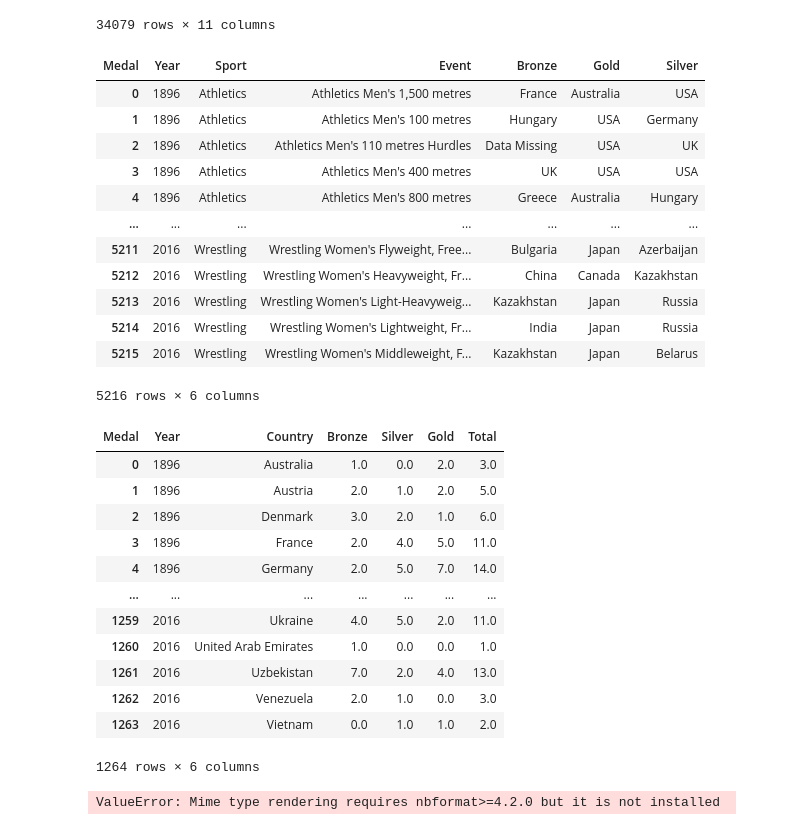
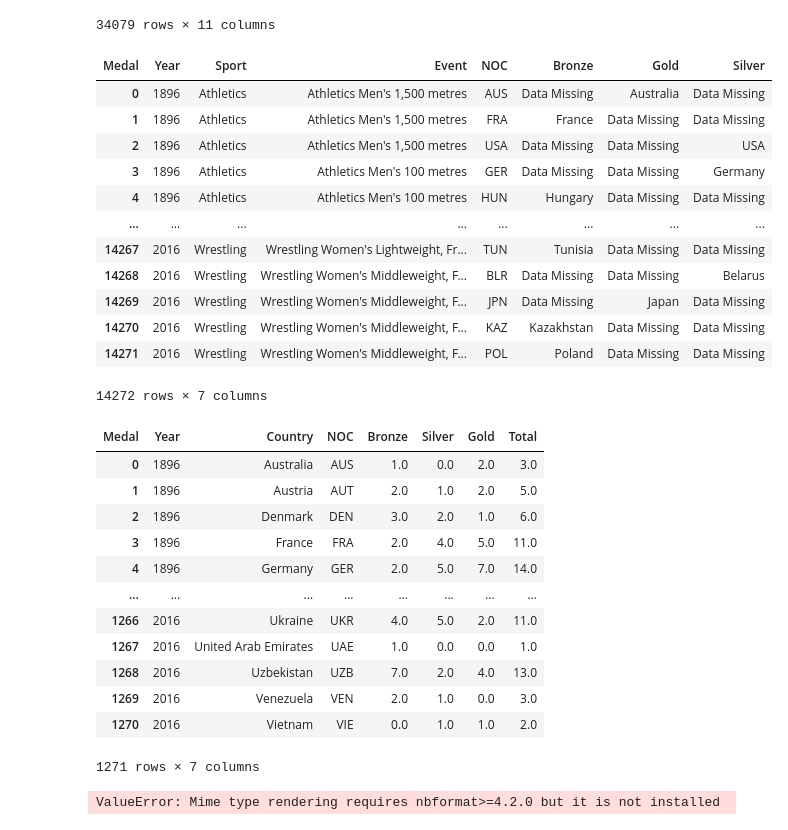
Before and after one commit to hsma-programme/h6_7b_web_apps_1, a Jupyter notebook: _source/datasets/exercise_3/raw/data_wrangling.ipynb, the cells around one changed output. Drawn from its saved outputs; the diff is of its cells as text; code cells hidden in the pictures.

Commit message:
Update data wrangling notebook for exercise 3 dataset generation

```diff
--- a/_source/datasets/exercise_3/raw/data_wrangling.ipynb
+++ b/_source/datasets/exercise_3/raw/data_wrangling.ipynb
@@ -106,28 +106,28 @@ medallers
 | 222192 | Linda Margaret Watson | F | 24.0 | 165.0 | 63.0 | Zimbabwe | ZIM | 1980 | Hockey | Hockey Women's Hockey | Gold |
 34079 rows × 11 columns
 # %%
-country_medals_by_event = medallers[["Year", "Sport", "Event", "Medal", "Country"]].drop_duplicates().reset_index(drop=True).pivot_table(
-    index=['Year', 'Sport', 'Event'],
+country_medals_by_event = medallers[["Year", "Sport", "Event", "Medal", "Country", "NOC"]].drop_duplicates().reset_index(drop=True).pivot_table(
+    index=['Year', 'Sport', 'Event', 'NOC'],
     columns='Medal',
     values='Country',
     aggfunc='first'  # Take the first team in case of ties
 ).reset_index().fillna("Data Missing")
 
 country_medals_by_event.to_csv("../../../../exercises/exercise_3/country_medals_by_event.csv", index=None)
 
 country_medals_by_event
 # %% [output]
-| Medal | Year | Sport | Event | Bronze | Gold | Silver |
-| 0 | 1896 | Athletics | Athletics Men's 1,500 metres | France | Australia | USA |
-| 1 | 1896 | Athletics | Athletics Men's 100 metres | Hungary | USA | Germany |
-| 2 | 1896 | Athletics | Athletics Men's 110 metres Hurdles | Data Missing | USA | UK |
-| 3 | 1896 | Athletics | Athletics Men's 400 metres | UK | USA | USA |
-| 4 | 1896 | Athletics | Athletics Men's 800 metres | Greece | Australia | Hungary |
-| ... | ... | ... | ... | ... | ... | ... |
-| 5211 | 2016 | Wrestling | Wrestling Women's Flyweight, Free... | Bulgaria | Japan | Azerbaijan |
-| 5212 | 2016 | Wrestling | Wrestling Women's Heavyweight, Fr... | China | Canada | Kazakhstan |
-| 5213 | 2016 | Wrestling | Wrestling Women's Light-Heavyweig... | Kazakhstan | Japan | Russia |
-| 5214 | 2016 | Wrestling | Wrestling Women's Lightweight, Fr... | India | Japan | Russia |
-| 5215 | 2016 | Wrestling | Wrestling Women's Middleweight, F... | Kazakhstan | Japan | Belarus |
+| Medal | Year | Sport | Event | NOC | Bronze | Gold | Silver |
+| 0 | 1896 | Athletics | Athletics Men's 1,500 metres | AUS | Data Missing | Australia | Data Missing |
+| 1 | 1896 | Athletics | Athletics Men's 1,500 metres | FRA | France | Data Missing | Data Missing |
+| 2 | 1896 | Athletics | Athletics Men's 1,500 metres | USA | Data Missing | Data Missing | USA |
+| 3 | 1896 | Athletics | Athletics Men's 100 metres | GER | Data Missing | Data Missing | Germany |
+| 4 | 1896 | Athletics | Athletics Men's 100 metres | HUN | Hungary | Data Missing | Data Missing |
+| ... | ... | ... | ... | ... | ... | ... | ... |
+| 14267 | 2016 | Wrestling | Wrestling Women's Lightweight, Fr... | TUN | Tunisia | Data Missing | Data Missing |
+| 14268 | 2016 | Wrestling | Wrestling Women's Middleweight, F... | BLR | Data Missing | Data Missing | Belarus |
+| 14269 | 2016 | Wrestling | Wrestling Women's Middleweight, F... | JPN | Data Missing | Japan | Data Missing |
+| 14270 | 2016 | Wrestling | Wrestling Women's Middleweight, F... | KAZ | Kazakhstan | Data Missing | Data Missing |
+| 14271 | 2016 | Wrestling | Wrestling Women's Middleweight, F... | POL | Poland | Data Missing | Data Missing |
-5216 rows × 6 columns
+14272 rows × 7 columns
 # %%
@@ -135,34 +135,34 @@ medallers[["Year", "Sport", "Event", "Medal", "Country"]].drop_duplicates().rese
 # %%
 medals_per_country_per_year = (
-    medallers[["Year", "Sport", "Event", "Medal", "Country"]]
+    medallers[["Year", "Sport", "Event", "Medal", "Country", "NOC"]]
     .drop_duplicates()
     .reset_index(drop=True)
-    .value_counts(["Year", "Country", "Medal"])
+    .value_counts(["Year", "Country", "NOC", "Medal"])
     .reset_index()
-    .pivot(columns="Medal", values="count", index=["Year", "Country"])
+    .pivot(columns="Medal", values="count", index=["Year", "Country", 'NOC'])
     .reset_index()
     .fillna(0)
-)[['Year', 'Country', 'Bronze', 'Silver', 'Gold']]
+)[['Year', 'Country', 'NOC', 'Bronze', 'Silver', 'Gold']]
 
 medals_per_country_per_year["Total"] = medals_per_country_per_year["Bronze"] + medals_per_country_per_year["Silver"] + medals_per_country_per_year["Gold"]
 
-medals_per_country_per_year.to_csv("../../../../exercises/exercise_3/country_per_country_per_year.csv", index=None)
+medals_per_country_per_year.to_csv("../../../../exercises/exercise_3/medals_per_country_per_year.csv", index=None)
 
 medals_per_country_per_year
 # %% [output]
-| Medal | Year | Country | Bronze | Silver | Gold | Total |
-| 0 | 1896 | Australia | 1.0 | 0.0 | 2.0 | 3.0 |
-| 1 | 1896 | Austria | 2.0 | 1.0 | 2.0 | 5.0 |
-| 2 | 1896 | Denmark | 3.0 | 2.0 | 1.0 | 6.0 |
-| 3 | 1896 | France | 2.0 | 4.0 | 5.0 | 11.0 |
-| 4 | 1896 | Germany | 2.0 | 5.0 | 7.0 | 14.0 |
-| ... | ... | ... | ... | ... | ... | ... |
-| 1259 | 2016 | Ukraine | 4.0 | 5.0 | 2.0 | 11.0 |
-| 1260 | 2016 | United Arab Emirates | 1.0 | 0.0 | 0.0 | 1.0 |
-| 1261 | 2016 | Uzbekistan | 7.0 | 2.0 | 4.0 | 13.0 |
-| 1262 | 2016 | Venezuela | 2.0 | 1.0 | 0.0 | 3.0 |
-| 1263 | 2016 | Vietnam | 0.0 | 1.0 | 1.0 | 2.0 |
+| Medal | Year | Country | NOC | Bronze | Silver | Gold | Total |
+| 0 | 1896 | Australia | AUS | 1.0 | 0.0 | 2.0 | 3.0 |
+| 1 | 1896 | Austria | AUT | 2.0 | 1.0 | 2.0 | 5.0 |
+| 2 | 1896 | Denmark | DEN | 3.0 | 2.0 | 1.0 | 6.0 |
+| 3 | 1896 | France | FRA | 2.0 | 4.0 | 5.0 | 11.0 |
+| 4 | 1896 | Germany | GER | 2.0 | 5.0 | 7.0 | 14.0 |
+| ... | ... | ... | ... | ... | ... | ... | ... |
+| 1266 | 2016 | Ukraine | UKR | 4.0 | 5.0 | 2.0 | 11.0 |
+| 1267 | 2016 | United Arab Emirates | UAE | 1.0 | 0.0 | 0.0 | 1.0 |
+| 1268 | 2016 | Uzbekistan | UZB | 7.0 | 2.0 | 4.0 | 13.0 |
+| 1269 | 2016 | Venezuela | VEN | 2.0 | 1.0 | 0.0 | 3.0 |
+| 1270 | 2016 | Vietnam | VIE | 0.0 | 1.0 | 1.0 | 2.0 |
-1264 rows × 6 columns
+1271 rows × 7 columns
 # %%
 import plotly.express as px
 
```
Also changed, not shown: parts of 3 cells of this notebook.
